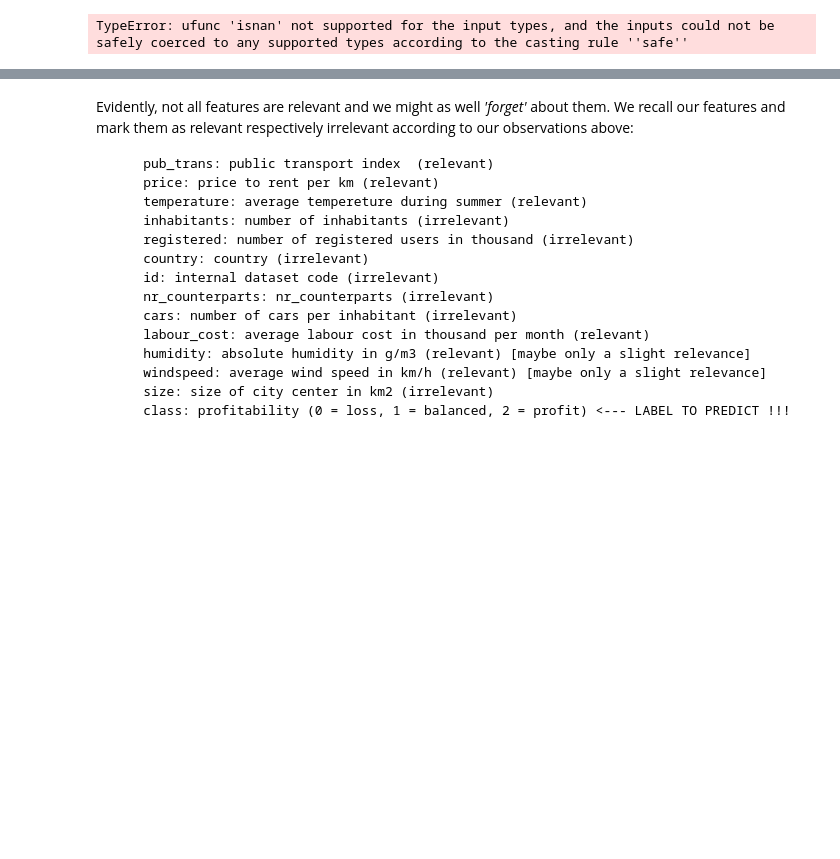
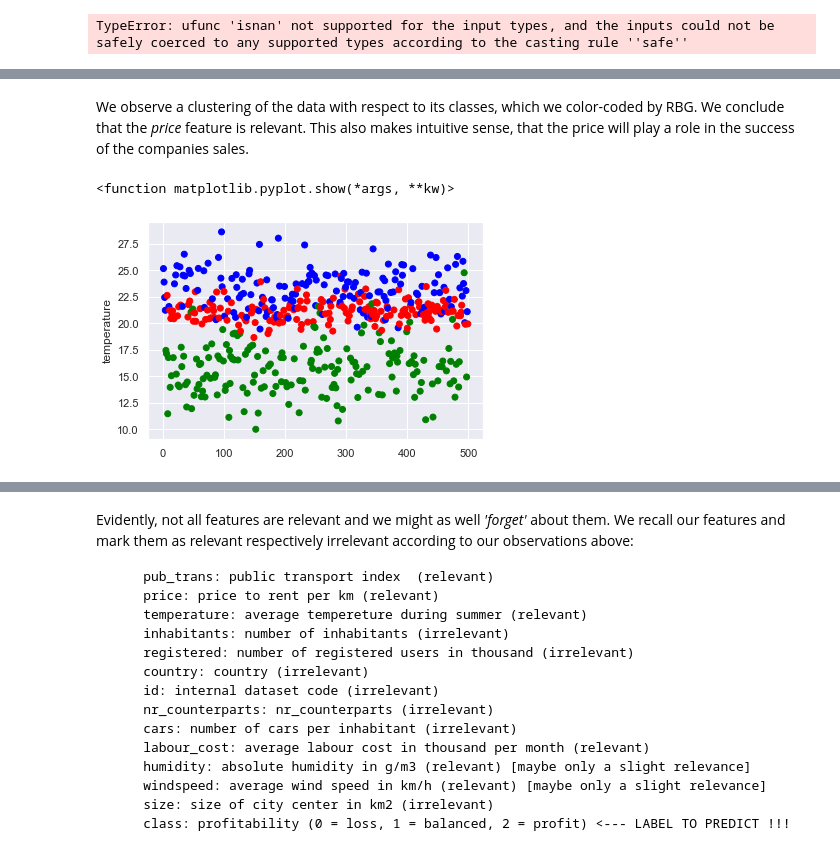
Before and after one commit to maximilian-janisch/2020-UZH-Random-Forests, a Jupyter notebook: Maximilian-Marco.ipynb, the cells around one changed output, grey strips where cells are left out. Cells and saved outputs as stored; diff of their text form; code cells hidden in the pictures; blank space fills up the shorter version.

```diff
--- a/Maximilian-Marco.ipynb
+++ b/Maximilian-Marco.ipynb
@@ -156,0 +164,9 @@ Exception: Data must be 1-dimensional
+# %% [markdown]
+We observe a clustering of the data with respect to its classes, which we color-coded by RBG. We conclude that the _price_ feature is relevant. This also makes intuitive sense, that the price will play a role in the success of the companies sales.
+# %%
+plt.scatter(range(1,500), x[:,2].astype(np.float), c=y.astype(np.float),  cmap=matplotlib.colors.ListedColormap(colors))
+plt.ylabel(features_names[2])
+plt.show
+# %% [output]
+<function matplotlib.pyplot.show(*args, **kw)>
+[figure, added]
```
Also changed, not shown: parts of 10 cells of this notebook.
